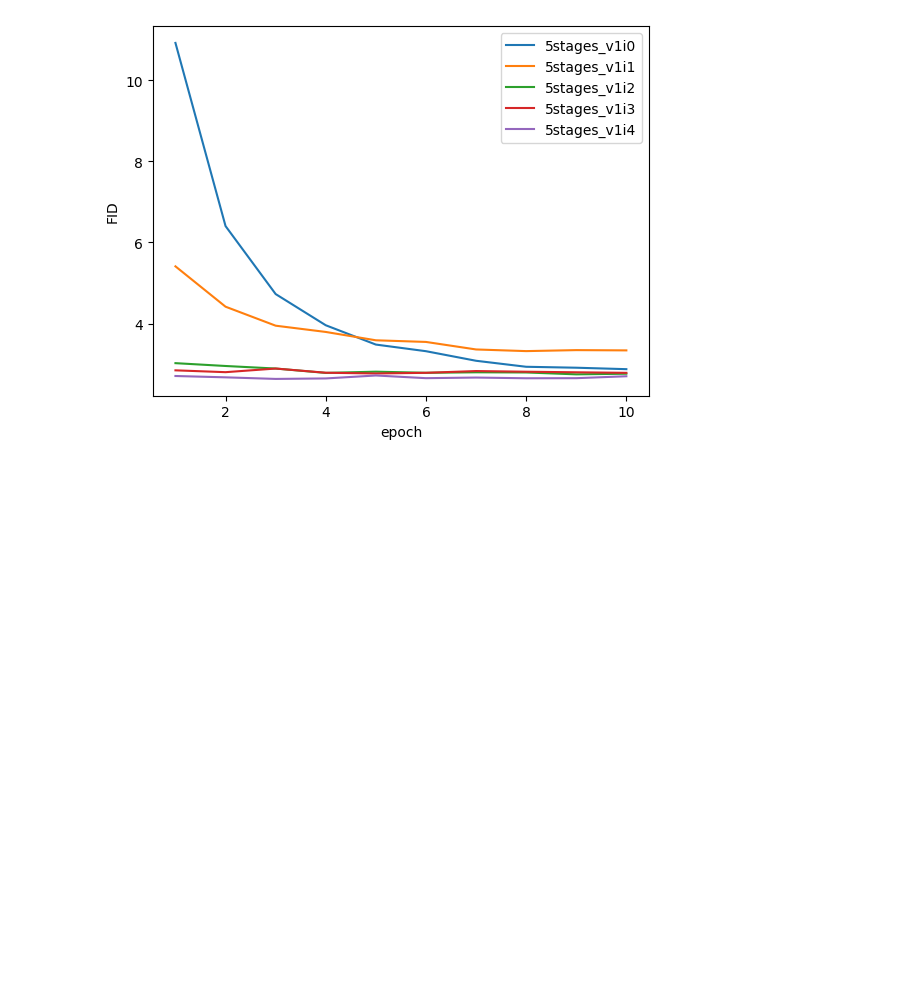
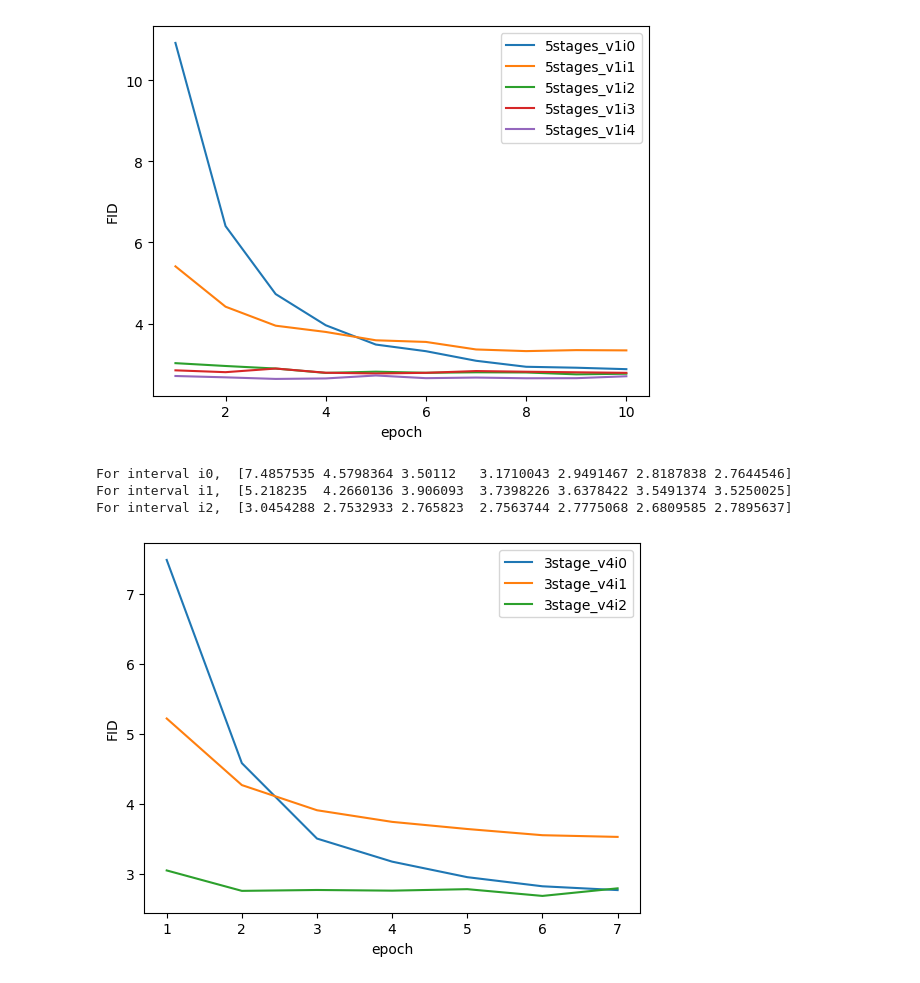
Before and after one commit to LucasYFL/dpm-solver, a Jupyter notebook: example_v2/score_sde_pytorch/jupyter/plot.ipynb, the cells around one changed output. Drawn from its saved outputs; the diff is of its cells as text; code cells hidden in the pictures; blank space fills up the shorter version.

```diff
--- a/example_v2/score_sde_pytorch/jupyter/plot.ipynb
+++ b/example_v2/score_sde_pytorch/jupyter/plot.ipynb
@@ -209,3 +209,44 @@ For interval i3,  [2.8483531 2.803034  2.8927817 2.789107  2.7708933 2.7870889 2
 For interval i4,  [2.7087393 2.6758134 2.6367075 2.6485364 2.7213564 2.6552703 2.6703925
  2.6528497 2.6551127 2.702642 ]
 [figure]
+# %%
+rootp = '/scratch/qingqu_root/qingqu1/shared_data/multistage/'
+name_lst = ['3stage_v4']
+ilst = ['i0','i1','i2']
+all_dict = {}
+for n in name_lst:
+    all_dict[n] = {}
+    for i in ilst:
+        all_dict[n][i] = {}
+        all_dict[n][i]['dir'] = os.path.join(rootp,n,i)
+        all_dict[n][i]['data'] = []
+for n in name_lst:
+    for i in ilst:
+        for k in range(1,8):
+            temp = np.load(os.path.join(all_dict[n][i]['dir'],'report_{}.npz'.format(k)))['fid']
+            all_dict[n][i]['data'].append(temp)
+for n in name_lst:
+    for i in ilst:
+        all_dict[n][i]['data'] = np.array(all_dict[n][i]['data'])
+
+import matplotlib.pyplot as plt
+
+y = list(range(1,8))
+"""for k in ddpm_dict.keys():
+    plt.plot(y,ddpm_dict[k],label=k)"""
+n = '3stage_v4'
+for i in ilst:
+    plt.plot(y,all_dict[n][i]['data'],label=n+i)
+    print(f"For interval {i}, ", all_dict[n][i]['data'])
+
+plt.legend()
+#plt.xlabel("10k training iterations")
+plt.xlabel("epoch")
+plt.ylabel("FID")
+#plt.title("All timestep vs interval timestep")
+plt.show()
+# %% [output]
+For interval i0,  [7.4857535 4.5798364 3.50112   3.1710043 2.9491467 2.8187838 2.7644546]
+For interval i1,  [5.218235  4.2660136 3.906093  3.7398226 3.6378422 3.5491374 3.5250025]
+For interval i2,  [3.0454288 2.7532933 2.765823  2.7563744 2.7775068 2.6809585 2.7895637]
+[figure, added]
```
Also changed, not shown: parts of 1 cell of this notebook, 2 other files.
